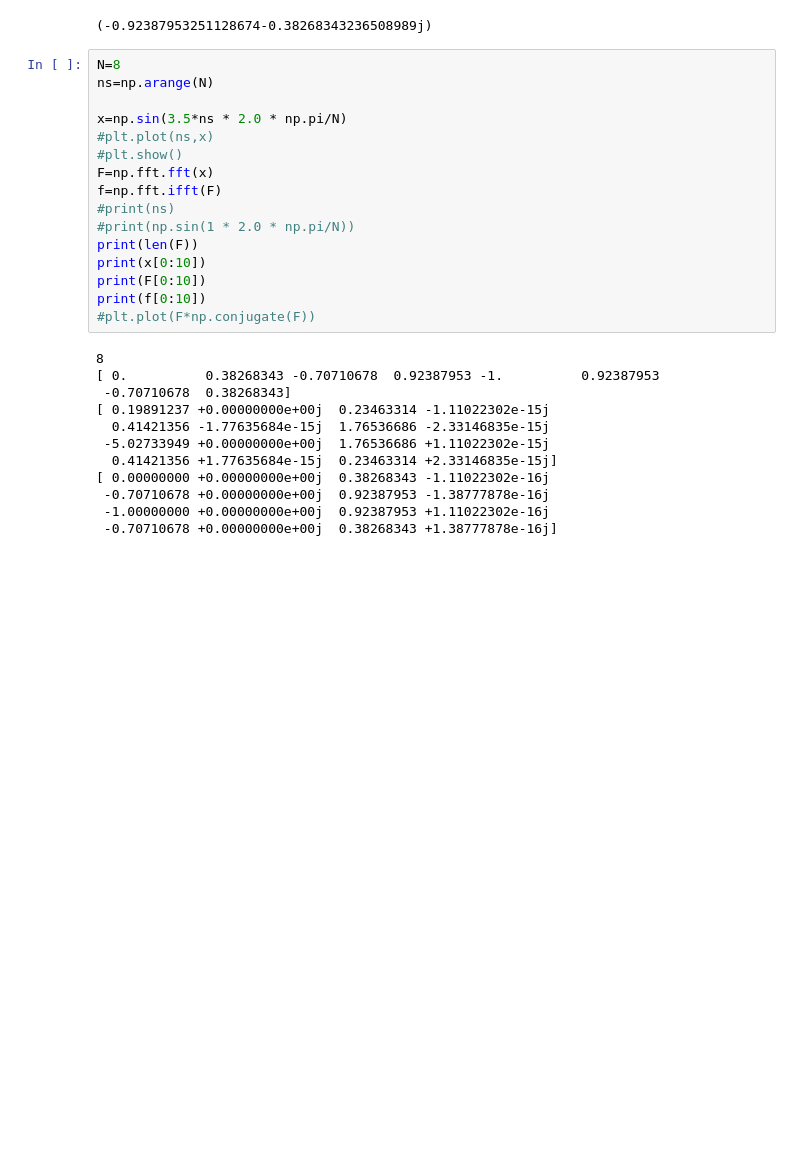
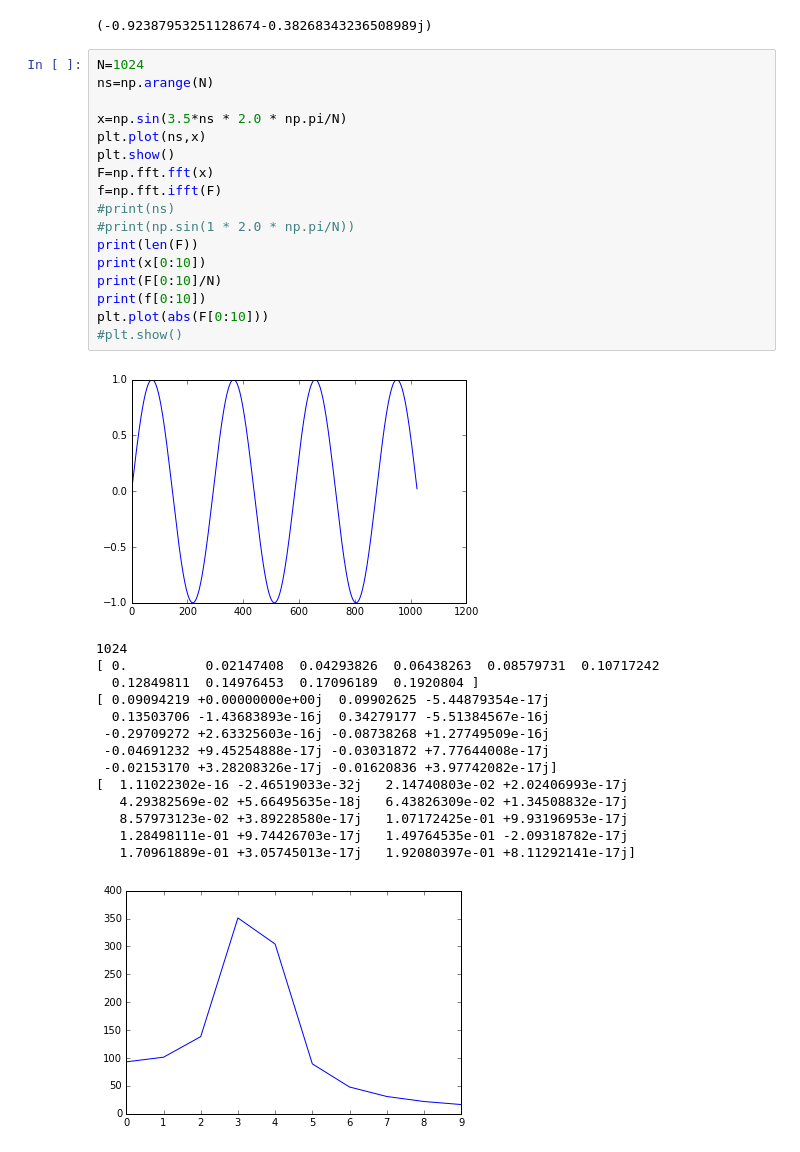
Before and after one commit to hamling-ling/OsakanaFFT, a Jupyter notebook: research/research.ipynb, the cells around one changed output. Saved outputs shown, nothing was run; the diff lists cells and outputs as text; blank space fills up the shorter version.

```diff
--- a/research/research.ipynb
+++ b/research/research.ipynb
@@ -19,30 +19,35 @@ W(7,16)
 # %% [output]
 (-0.92387953251128674-0.38268343236508989j)
 # %%
-N=8
+N=1024
 ns=np.arange(N)
 
 x=np.sin(3.5*ns * 2.0 * np.pi/N)
-#plt.plot(ns,x)
-#plt.show()
+plt.plot(ns,x)
+plt.show()
 F=np.fft.fft(x)
 f=np.fft.ifft(F)
 #print(ns)
 #print(np.sin(1 * 2.0 * np.pi/N))
 print(len(F))
 print(x[0:10])
-print(F[0:10])
+print(F[0:10]/N)
 print(f[0:10])
-#plt.plot(F*np.conjugate(F))
+plt.plot(abs(F[0:10]))
+#plt.show()
 # %% [output]
+[figure, added]
-8
-[ 0.          0.38268343 -0.70710678  0.92387953 -1.          0.92387953
- -0.70710678  0.38268343]
-[ 0.19891237 +0.00000000e+00j  0.23463314 -1.11022302e-15j
-  0.41421356 -1.77635684e-15j  1.76536686 -2.33146835e-15j
- -5.02733949 +0.00000000e+00j  1.76536686 +1.11022302e-15j
-  0.41421356 +1.77635684e-15j  0.23463314 +2.33146835e-15j]
-[ 0.00000000 +0.00000000e+00j  0.38268343 -1.11022302e-16j
- -0.70710678 +0.00000000e+00j  0.92387953 -1.38777878e-16j
- -1.00000000 +0.00000000e+00j  0.92387953 +1.11022302e-16j
- -0.70710678 +0.00000000e+00j  0.38268343 +1.38777878e-16j]
+1024
+[ 0.          0.02147408  0.04293826  0.06438263  0.08579731  0.10717242
+  0.12849811  0.14976453  0.17096189  0.1920804 ]
+[ 0.09094219 +0.00000000e+00j  0.09902625 -5.44879354e-17j
+  0.13503706 -1.43683893e-16j  0.34279177 -5.51384567e-16j
+ -0.29709272 +2.63325603e-16j -0.08738268 +1.27749509e-16j
+ -0.04691232 +9.45254888e-17j -0.03031872 +7.77644008e-17j
+ -0.02153170 +3.28208326e-17j -0.01620836 +3.97742082e-17j]
+[  1.11022302e-16 -2.46519033e-32j   2.14740803e-02 +2.02406993e-17j
+   4.29382569e-02 +5.66495635e-18j   6.43826309e-02 +1.34508832e-17j
+   8.57973123e-02 +3.89228580e-17j   1.07172425e-01 +9.93196953e-17j
+   1.28498111e-01 +9.74426703e-17j   1.49764535e-01 -2.09318782e-17j
+   1.70961889e-01 +3.05745013e-17j   1.92080397e-01 +8.11292141e-17j]
+[figure, added]
```
Also changed, not shown: parts of 3 cells of this notebook, 7 other files.
